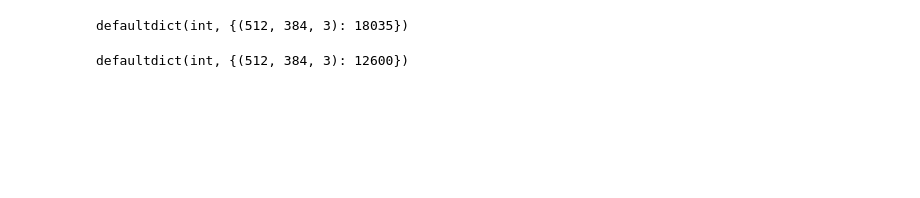
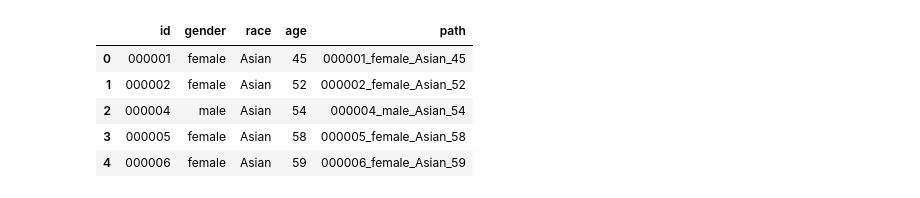
Before and after one commit to boostcampaitech4cv2/level1_imageclassification_cv-leve1-cv-17, a Jupyter notebook: EDA/data_visualization.ipynb, the cells around one changed output. Cells and saved outputs as stored; diff of their text form; code cells hidden in the pictures; blank space fills up the shorter version.

Commit message:
add multi-head dataset & mode, modify module structure

```diff
--- a/EDA/data_visualization.ipynb
+++ b/EDA/data_visualization.ipynb
@@ -53,4 +46,0 @@ for file_path in tqdm(file_paths):
-# %%
-shapes_dict
-# %% [output]
-defaultdict(int, {(512, 384, 3): 18035})
@@ -70,4 +47,19 @@ for file_path in tqdm(file_paths):
-# %%
-shapes_dict
-# %% [output]
-defaultdict(int, {(512, 384, 3): 12600})
+# %%
+class cfg:
+    data_dir = '/opt/ml/input/data/train'
+    img_dir = f'{data_dir}/images'
+    df_path = f'{data_dir}/train.csv'
+# %%
+num2class = ['incorrect_mask', 'mask1', 'mask2', 'mask3',
+             'mask4', 'mask5', 'normal']
+class2num = {k: v for v, k in enumerate(num2class)}
+
+df = pd.read_csv(cfg.df_path)
+df.head()
+# %% [output]
+|  | id | gender | race | age | path |
+| 0 | 000001 | female | Asian | 45 | 000001_female_Asian_45 |
+| 1 | 000002 | female | Asian | 52 | 000002_female_Asian_52 |
+| 2 | 000004 | male | Asian | 54 | 000004_male_Asian_54 |
+| 3 | 000005 | female | Asian | 58 | 000005_female_Asian_58 |
+| 4 | 000006 | female | Asian | 59 | 000006_female_Asian_59 |
```
Also changed, not shown: parts of 12 cells of this notebook, 11 other files.
